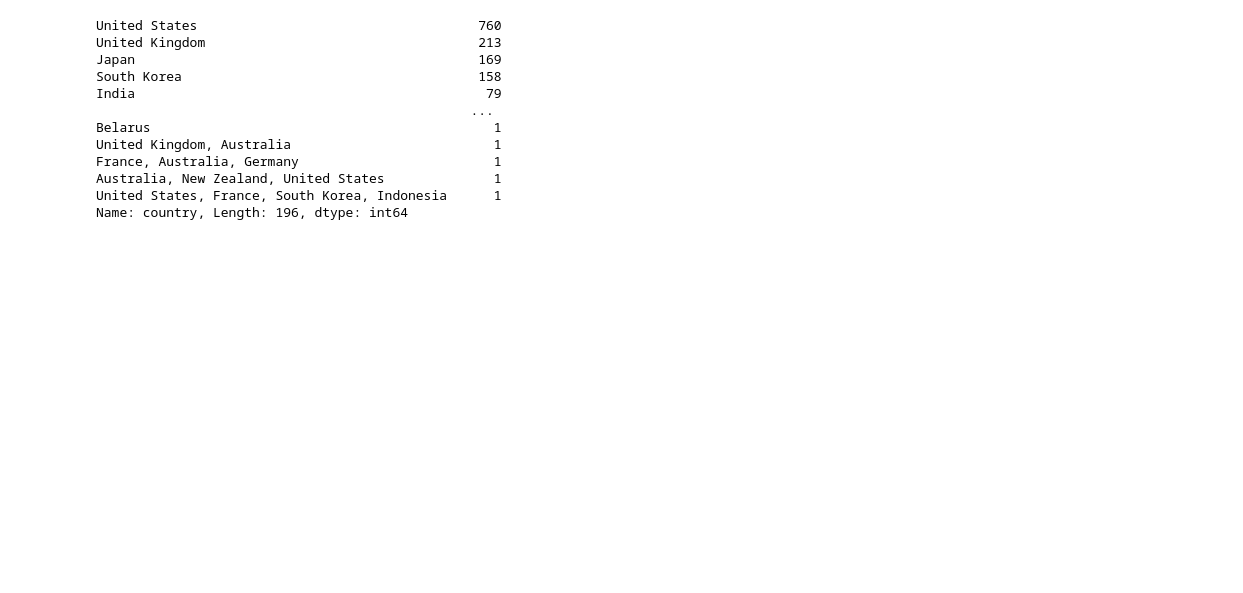
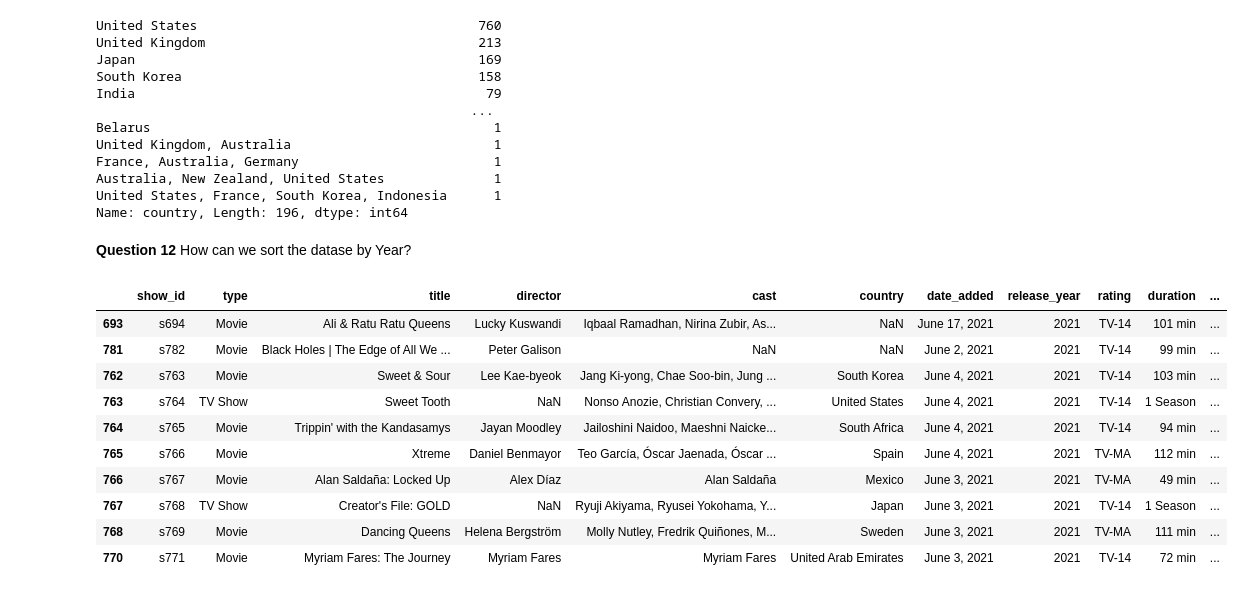
Before and after one commit to ligiadavilabozzi/netflix_analysis, a Jupyter notebook: netflix_analysis.ipynb, the cells around one changed output. Drawn from its saved outputs; the diff is of its cells as text; code cells hidden in the pictures; blank space fills up the shorter version.

```diff
--- a/netflix_analysis.ipynb
+++ b/netflix_analysis.ipynb
@@ -419,3 +419,19 @@ France, Australia, Germany                         1
 Australia, New Zealand, United States              1
 United States, France, South Korea, Indonesia      1
 Name: country, Length: 196, dtype: int64
+# %% [markdown]
+**Question 12** How can we sort the datase by Year?
+# %%
+df_netflix.sort_values(by='release_year', ascending=False).head(10)
+# %% [output]
+|  | show_id | type | title | director | cast | country | date_added | release_year | rating | duration | ... |
+| 693 | s694 | Movie | Ali & Ratu Ratu Queens | Lucky Kuswandi | Iqbaal Ramadhan, Nirina Zubir, As... | NaN | June 17, 2021 | 2021 | TV-14 | 101 min | ... |
+| 781 | s782 | Movie | Black Holes | The Edge of All We ... | Peter Galison | NaN | NaN | June 2, 2021 | 2021 | TV-14 | 99 min | ... |
+| 762 | s763 | Movie | Sweet & Sour | Lee Kae-byeok | Jang Ki-yong, Chae Soo-bin, Jung ... | South Korea | June 4, 2021 | 2021 | TV-14 | 103 min | ... |
+| 763 | s764 | TV Show | Sweet Tooth | NaN | Nonso Anozie, Christian Convery, ... | United States | June 4, 2021 | 2021 | TV-14 | 1 Season | ... |
+| 764 | s765 | Movie | Trippin' with the Kandasamys | Jayan Moodley | Jailoshini Naidoo, Maeshni Naicke... | South Africa | June 4, 2021 | 2021 | TV-14 | 94 min | ... |
+| 765 | s766 | Movie | Xtreme | Daniel Benmayor | Teo García, Óscar Jaenada, Óscar ... | Spain | June 4, 2021 | 2021 | TV-MA | 112 min | ... |
+| 766 | s767 | Movie | Alan Saldaña: Locked Up | Alex Díaz | Alan Saldaña | Mexico | June 3, 2021 | 2021 | TV-MA | 49 min | ... |
+| 767 | s768 | TV Show | Creator's File: GOLD | NaN | Ryuji Akiyama, Ryusei Yokohama, Y... | Japan | June 3, 2021 | 2021 | TV-14 | 1 Season | ... |
+| 768 | s769 | Movie | Dancing Queens | Helena Bergström | Molly Nutley, Fredrik Quiñones, M... | Sweden | June 3, 2021 | 2021 | TV-MA | 111 min | ... |
+| 770 | s771 | Movie | Myriam Fares: The Journey | Myriam Fares | Myriam Fares | United Arab Emirates | June 3, 2021 | 2021 | TV-14 | 72 min | ... |
```
Also changed, not shown: parts of 2 cells of this notebook.
